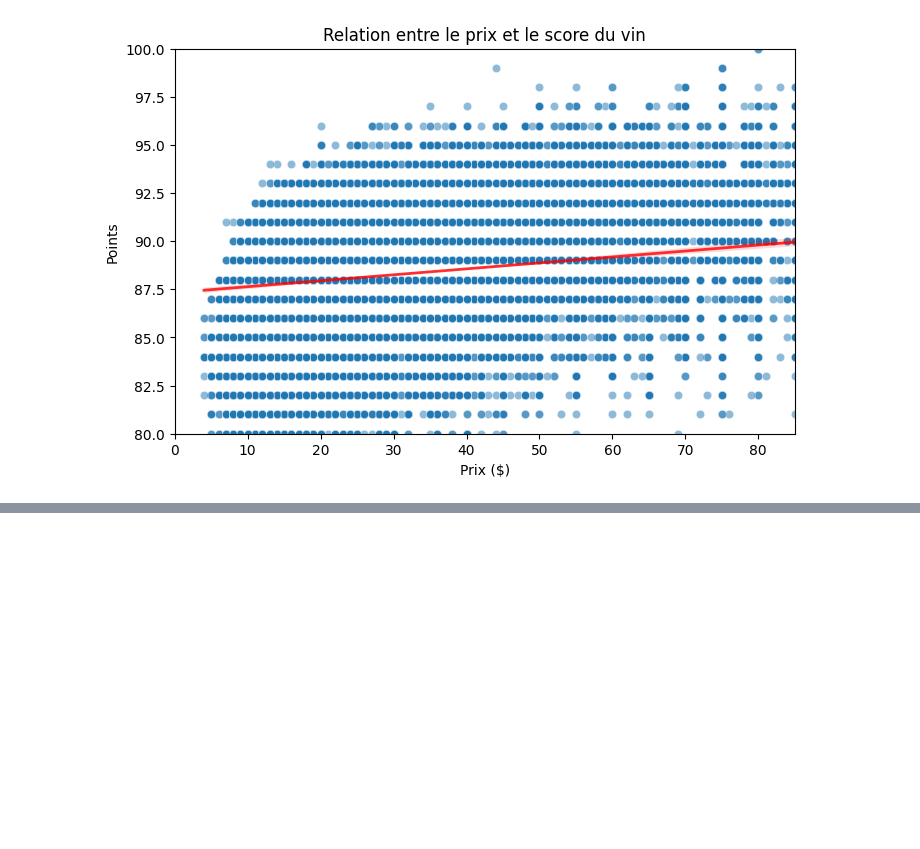
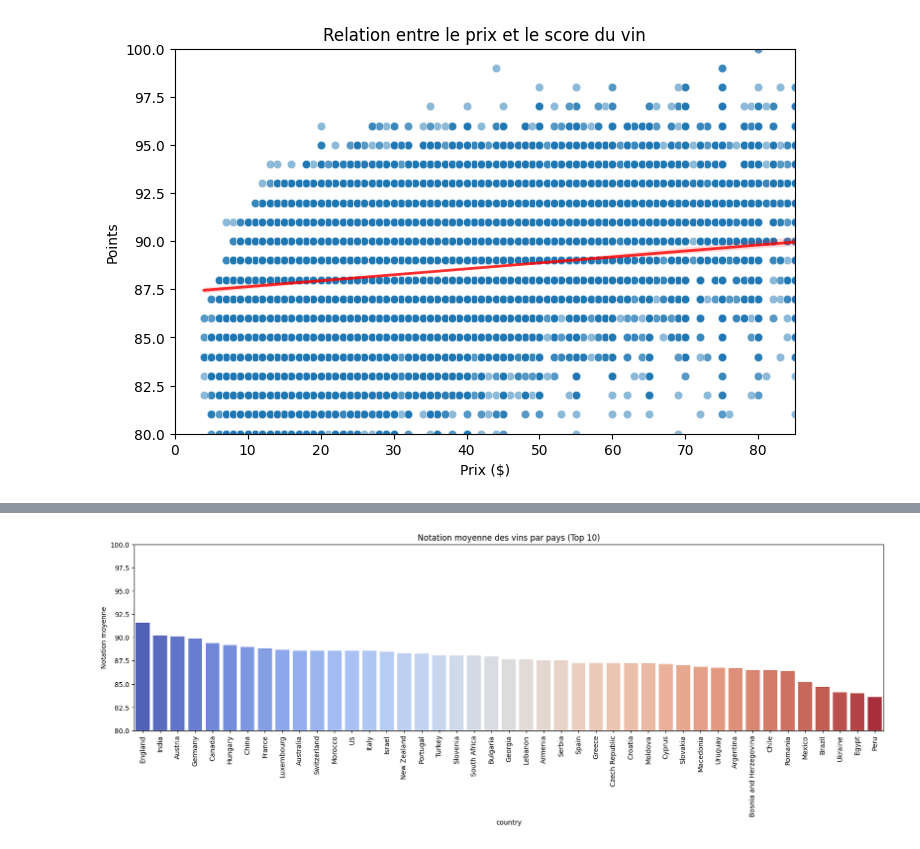
Before and after one commit to PhilippeMath49/ProjetVinasse, a Jupyter notebook: src/Notebook.ipynb, the cells around one changed output, grey strips where cells are left out. Saved outputs shown, nothing was run; the diff lists cells and outputs as text; code cells hidden in the pictures; blank space fills up the shorter version.

```diff
--- a/src/Notebook.ipynb
+++ b/src/Notebook.ipynb
@@ -375,0 +417,11 @@ plt.show()
+# %%
+avg_notation_country = df.groupby("country")["points"].mean().sort_values(ascending=False)
+plt.figure(figsize=(20,5))
+plt.ylim(80, 100)
+sns.barplot(x=avg_notation_country.index, y=avg_notation_country.values, palette="coolwarm", hue=avg_notation_country.index)
+plt.title("Notation moyenne des vins par pays (Top 10)")
+plt.ylabel("Notation moyenne")
+plt.xticks(rotation=90)
+plt.show()
+# %% [output]
+[figure, added]
```
Also changed, not shown: parts of 14 cells of this notebook.
